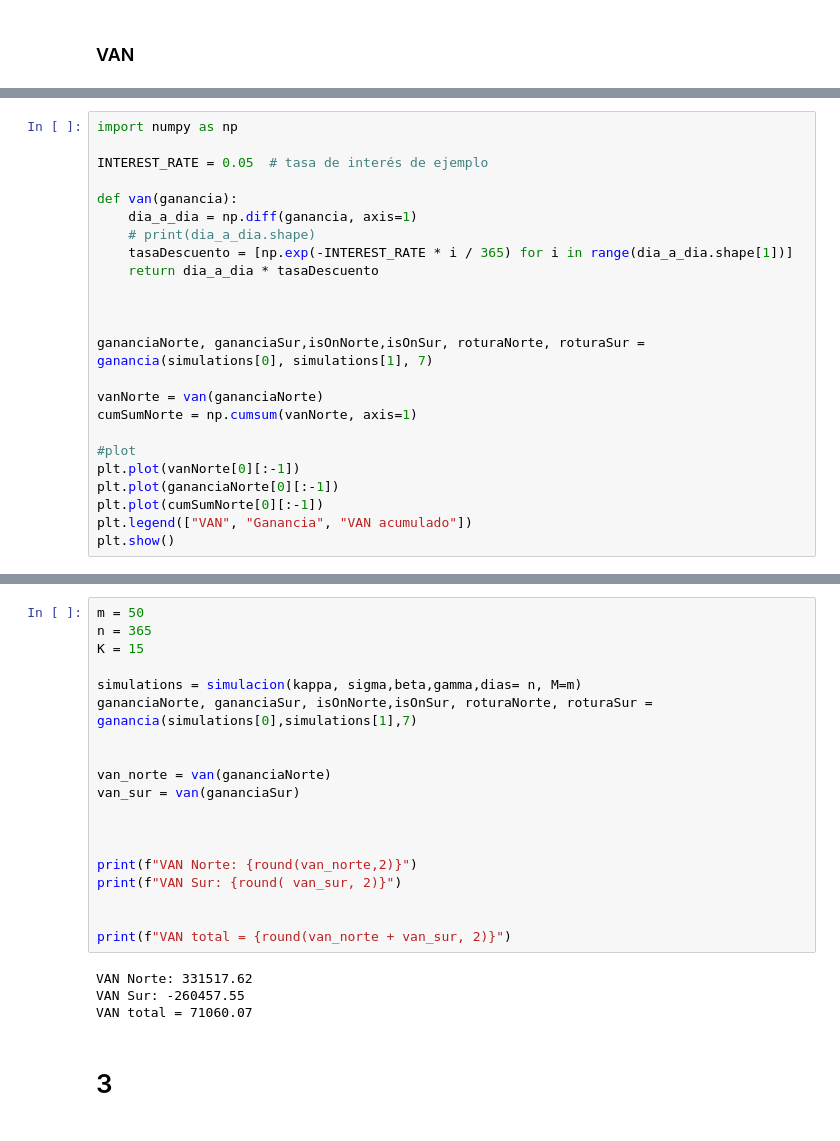
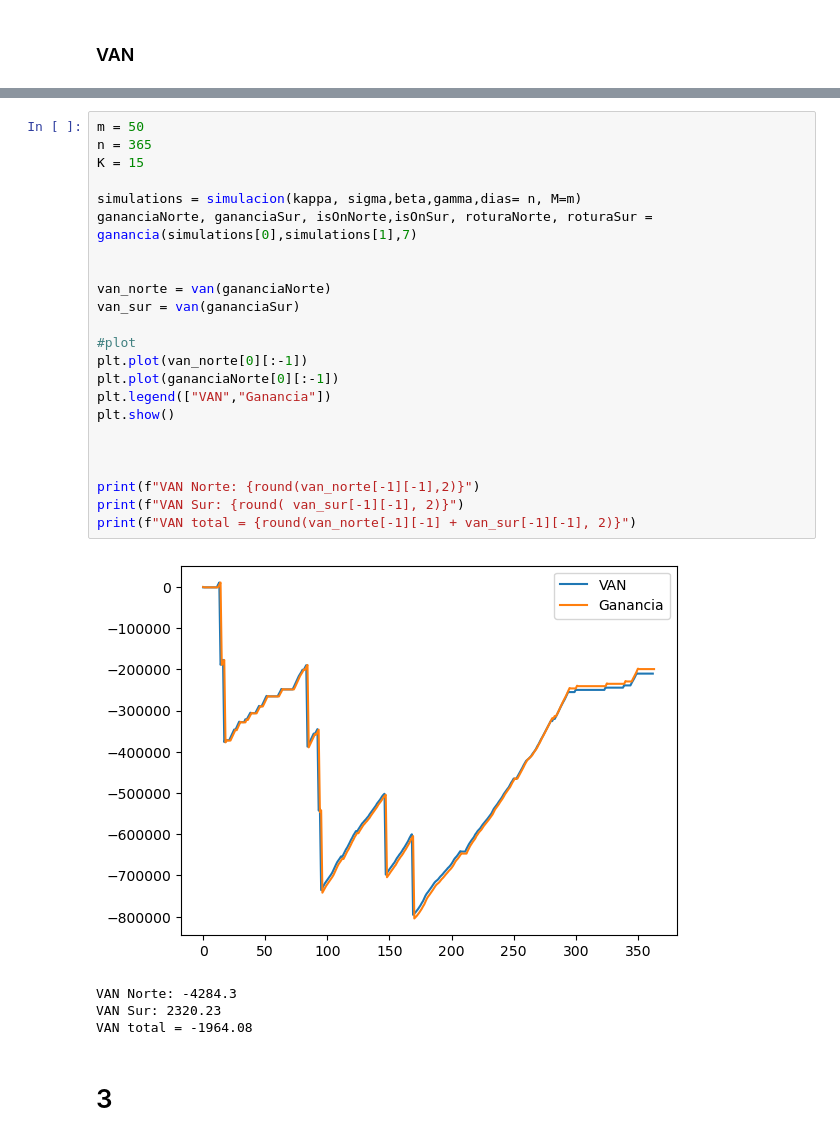
Before and after one commit to GuidoDSalem/TP---AplicacionesComputacionales, a Jupyter notebook: main limpio.ipynb, the cells around one changed output, grey strips where cells are left out. Saved outputs shown, nothing was run; the diff lists cells and outputs as text.

```diff
--- a/main limpio.ipynb
+++ b/main limpio.ipynb
@@ -472,24 +478,0 @@ def van(ganancia):
-# %%
-import numpy as np
-
-INTEREST_RATE = 0.05  # tasa de interés de ejemplo
-
-def van(ganancia):
-    dia_a_dia = np.diff(ganancia, axis=1)
-    # print(dia_a_dia.shape)
-    tasaDescuento = [np.exp(-INTEREST_RATE * i / 365) for i in range(dia_a_dia.shape[1])]
-    return dia_a_dia * tasaDescuento
-
-
-
-gananciaNorte, gananciaSur,isOnNorte,isOnSur, roturaNorte, roturaSur = ganancia(simulations[0], simulations[1], 7)
-
-vanNorte = van(gananciaNorte)
-cumSumNorte = np.cumsum(vanNorte, axis=1)
-
-#plot
-plt.plot(vanNorte[0][:-1])
-plt.plot(gananciaNorte[0][:-1])
-plt.plot(cumSumNorte[0][:-1])
-plt.legend(["VAN", "Ganancia", "VAN acumulado"])
-plt.show()
@@ -498,26 +479,31 @@ plt.show()
 # %%
 m = 50
 n = 365
 K = 15
 
 simulations = simulacion(kappa, sigma,beta,gamma,dias= n, M=m)
 gananciaNorte, gananciaSur, isOnNorte,isOnSur, roturaNorte, roturaSur = ganancia(simulations[0],simulations[1],7)
 
 
 van_norte = van(gananciaNorte)
 van_sur = van(gananciaSur)
 
+#plot
+plt.plot(van_norte[0][:-1])
+plt.plot(gananciaNorte[0][:-1])
+plt.legend(["VAN","Ganancia"])
+plt.show()
 
 
-print(f"VAN Norte: {round(van_norte,2)}")
-print(f"VAN Sur: {round( van_sur, 2)}")
 
-
-print(f"VAN total = {round(van_norte + van_sur, 2)}")
+print(f"VAN Norte: {round(van_norte[-1][-1],2)}")
+print(f"VAN Sur: {round( van_sur[-1][-1], 2)}")
+print(f"VAN total = {round(van_norte[-1][-1] + van_sur[-1][-1], 2)}")
 # %% [output]
+[figure, added]
-VAN Norte: 331517.62
-VAN Sur: -260457.55
-VAN total = 71060.07
+VAN Norte: -4284.3
+VAN Sur: 2320.23
+VAN total = -1964.08
 # %% [markdown]
 # 3
 # %% [markdown]
```
Also changed, not shown: parts of 10 cells of this notebook.
